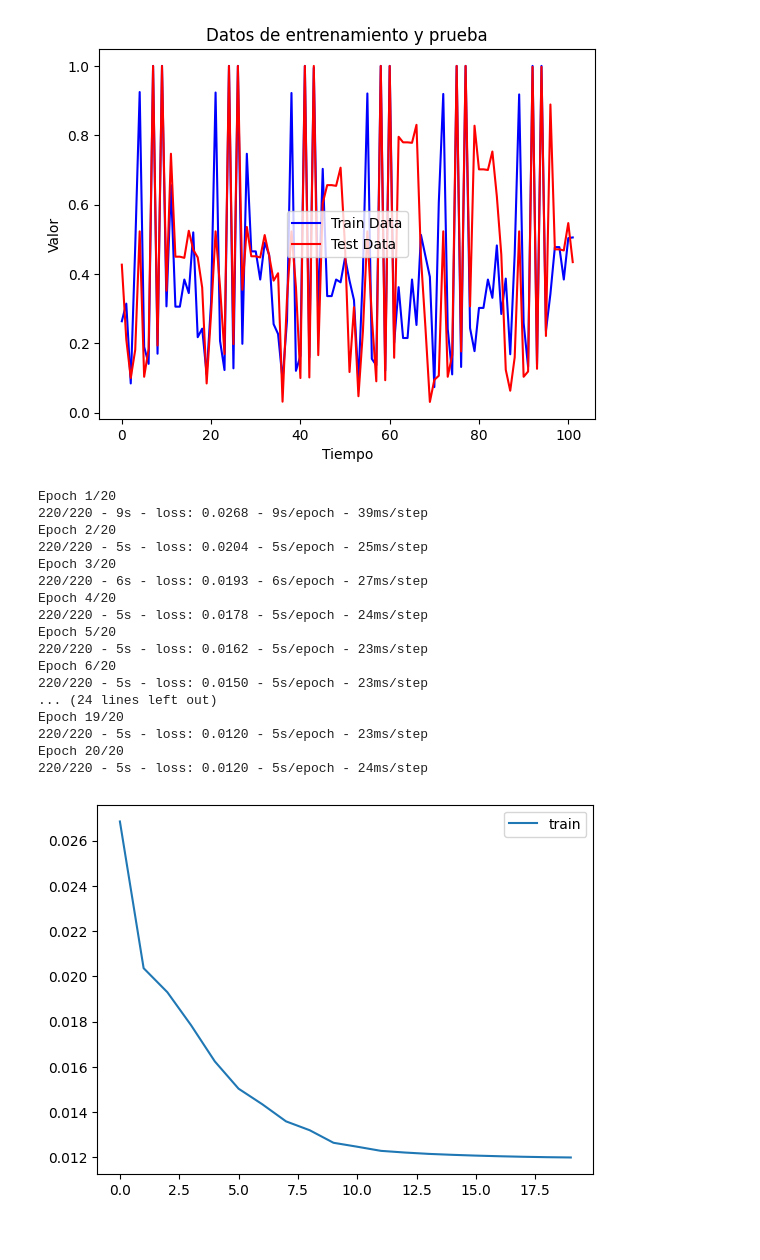
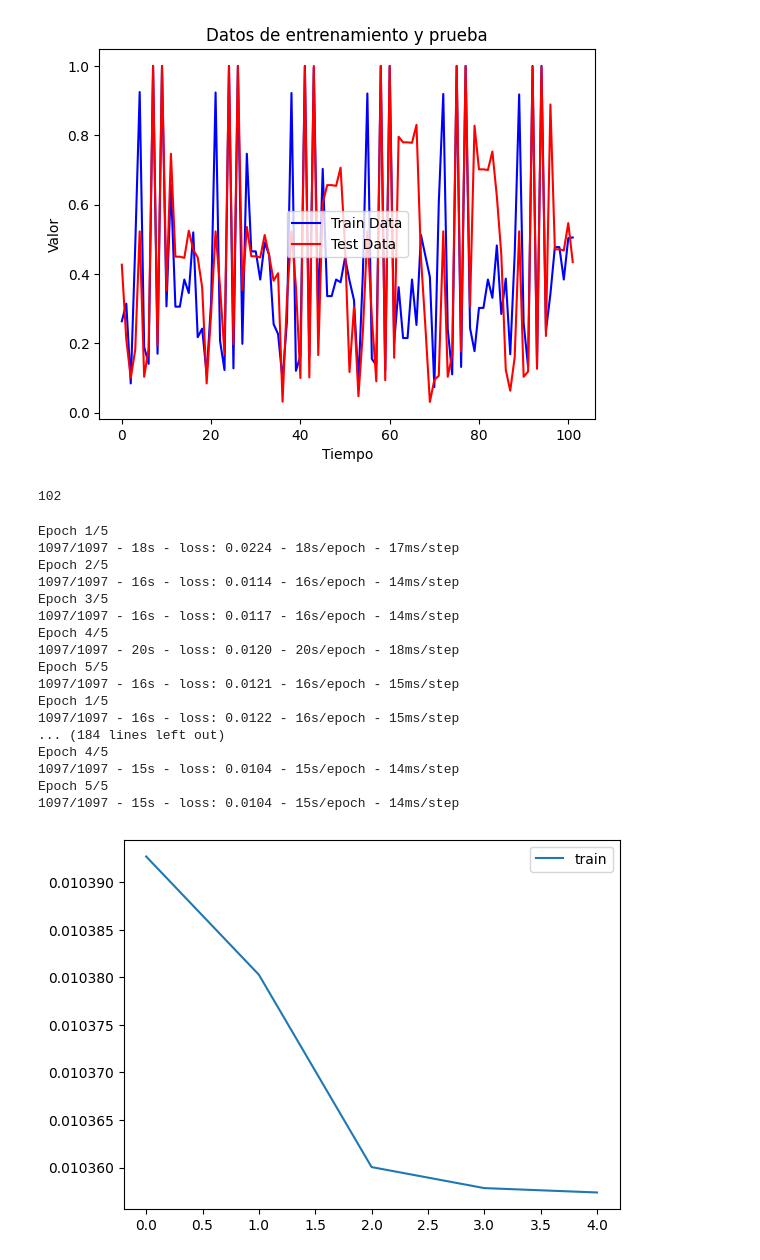
Before and after one commit to jnramirezm/Prediccion_ICA, a Jupyter notebook: Prediccion_ICA.ipynb, the cells around one changed output. Saved outputs shown, nothing was run; the diff lists cells and outputs as text; code cells hidden in the pictures.

Commit message:
Intento de calibracion del modelo

```diff
--- a/Prediccion_ICA.ipynb
+++ b/Prediccion_ICA.ipynb
@@ -448,38 +448,42 @@ plt.show()
 [figure]
 # %%
 # create and fit the LSTM network
-batch_size = 5
+batch_size = 1
 model = Sequential()
-model.add(LSTM(20, batch_input_shape=(batch_size, train_x.shape[1], 1), return_sequences=False))
+print(train_x.shape[1])
+model.add(LSTM(5, batch_input_shape=(batch_size, 102, 1), return_sequences=False, stateful=True))
 model.add(Dense(1))
 model.compile(loss='mean_squared_error', optimizer='adam')
+# %% [output]
+102
 # %%
 from matplotlib import pyplot as plt
 #pytest
+for i in range(20):
+    history = model.fit(train_x, train_y, epochs=5, batch_size= batch_size, verbose=2, shuffle=False)
 
-history = model.fit(train_x, train_y, epochs=20, batch_size= batch_size, verbose=2, shuffle=False)
 plt.plot(history.history['loss'], label='train')
 plt.legend()
 plt.show()
 # %% [output]
-Epoch 1/20
-220/220 - 9s - loss: 0.0268 - 9s/epoch - 39ms/step
-Epoch 2/20
-220/220 - 5s - loss: 0.0204 - 5s/epoch - 25ms/step
-Epoch 3/20
-220/220 - 6s - loss: 0.0193 - 6s/epoch - 27ms/step
-Epoch 4/20
-220/220 - 5s - loss: 0.0178 - 5s/epoch - 24ms/step
-Epoch 5/20
-220/220 - 5s - loss: 0.0162 - 5s/epoch - 23ms/step
-Epoch 6/20
-220/220 - 5s - loss: 0.0150 - 5s/epoch - 23ms/step
-... (24 lines left out)
-Epoch 19/20
-220/220 - 5s - loss: 0.0120 - 5s/epoch - 23ms/step
-Epoch 20/20
-220/220 - 5s - loss: 0.0120 - 5s/epoch - 24ms/step
+Epoch 1/5
+1097/1097 - 18s - loss: 0.0224 - 18s/epoch - 17ms/step
+Epoch 2/5
+1097/1097 - 16s - loss: 0.0114 - 16s/epoch - 14ms/step
+Epoch 3/5
+1097/1097 - 16s - loss: 0.0117 - 16s/epoch - 14ms/step
+Epoch 4/5
+1097/1097 - 20s - loss: 0.0120 - 20s/epoch - 18ms/step
+Epoch 5/5
+1097/1097 - 16s - loss: 0.0121 - 16s/epoch - 15ms/step
+Epoch 1/5
+1097/1097 - 16s - loss: 0.0122 - 16s/epoch - 15ms/step
+... (184 lines left out)
+Epoch 4/5
+1097/1097 - 15s - loss: 0.0104 - 15s/epoch - 14ms/step
+Epoch 5/5
+1097/1097 - 15s - loss: 0.0104 - 15s/epoch - 14ms/step
-[figure, old version]
+[figure, new version]
 # %%
 # make predictions
 train_predict = model.predict(train_x)
```
Also changed, not shown: parts of 4 cells of this notebook.
